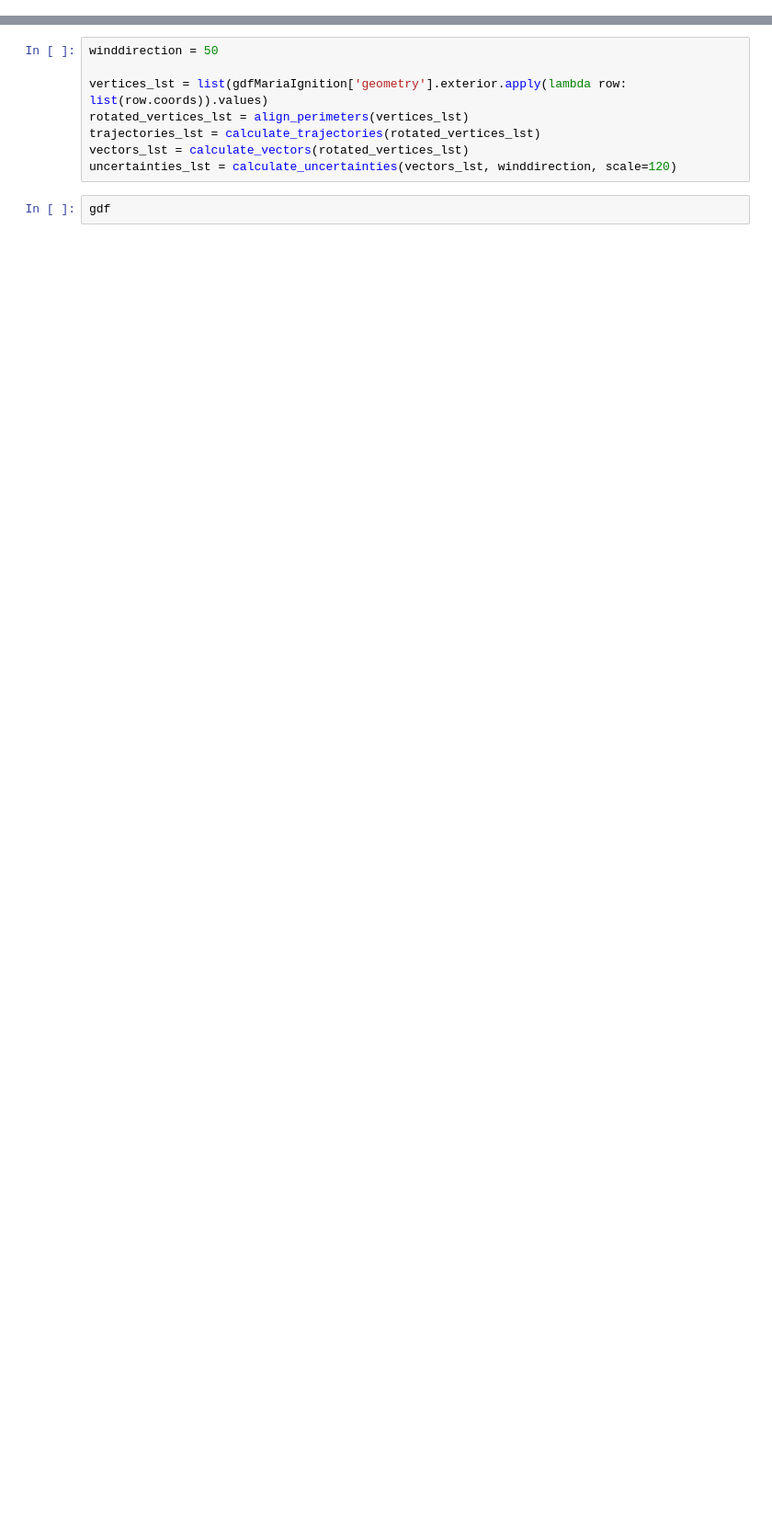
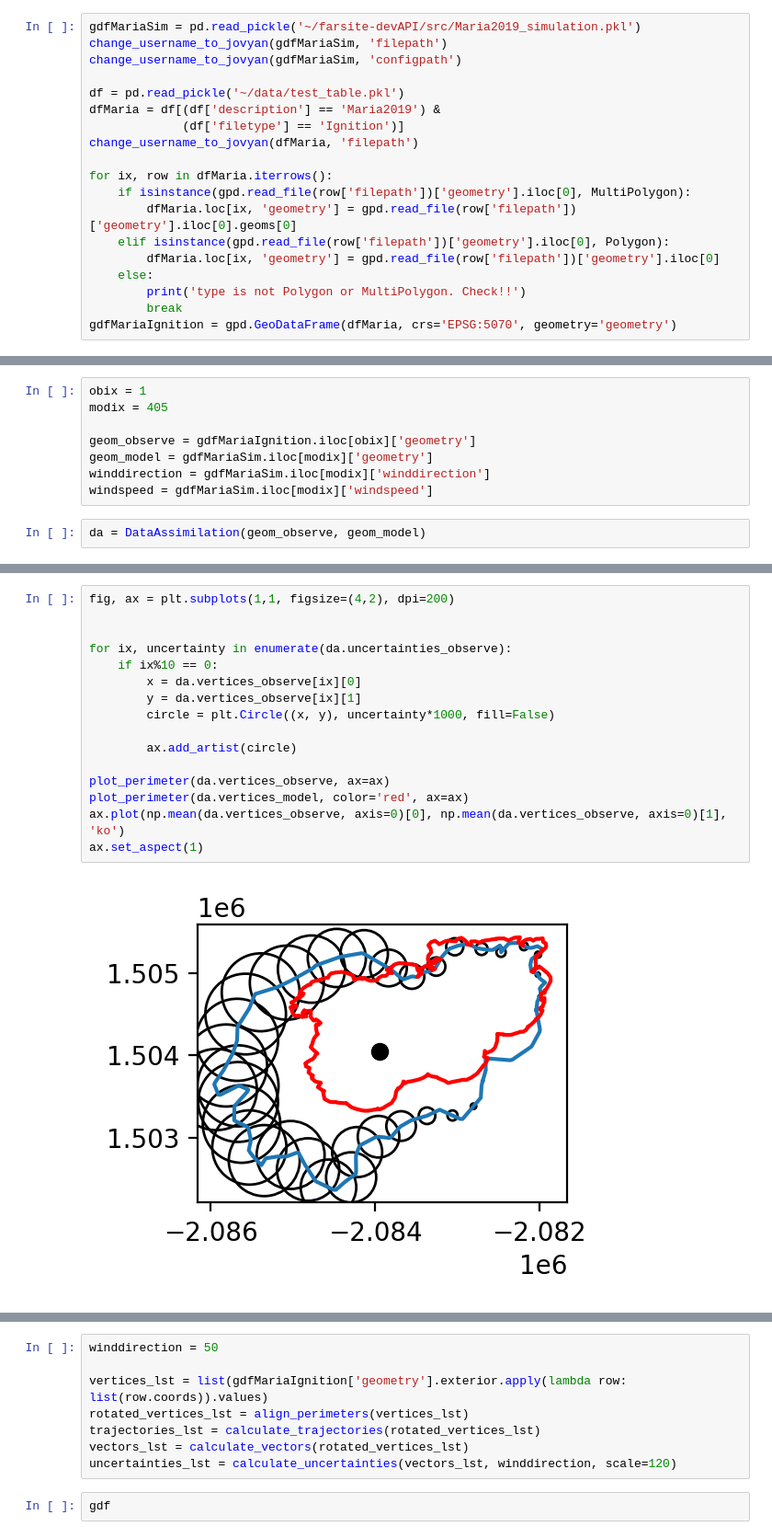
Before and after one commit to tolgacaglar/farsite-devAPI, a Jupyter notebook: src/Perimeter Adjusting through Kalman Filter.ipynb, the cells around one changed output, grey strips where cells are left out. Shown at 92% size. Saved outputs shown, nothing was run; the diff lists cells and outputs as text; blank space fills up the shorter version.

```diff
--- a/src/Perimeter Adjusting through Kalman Filter.ipynb
+++ b/src/Perimeter Adjusting through Kalman Filter.ipynb
@@ -21,0 +50,19 @@ from matplotlib.colors import LinearSegmentedColormap
+# %%
+gdfMariaSim = pd.read_pickle('~/farsite-devAPI/src/Maria2019_simulation.pkl')
+change_username_to_jovyan(gdfMariaSim, 'filepath')
+change_username_to_jovyan(gdfMariaSim, 'configpath')
+
+df = pd.read_pickle('~/data/test_table.pkl')
+dfMaria = df[(df['description'] == 'Maria2019') &
+             (df['filetype'] == 'Ignition')]
+change_username_to_jovyan(dfMaria, 'filepath')
+
+for ix, row in dfMaria.iterrows():
+    if isinstance(gpd.read_file(row['filepath'])['geometry'].iloc[0], MultiPolygon):
+        dfMaria.loc[ix, 'geometry'] = gpd.read_file(row['filepath'])['geometry'].iloc[0].geoms[0]
+    elif isinstance(gpd.read_file(row['filepath'])['geometry'].iloc[0], Polygon):
+        dfMaria.loc[ix, 'geometry'] = gpd.read_file(row['filepath'])['geometry'].iloc[0]
+    else:
+        print('type is not Polygon or MultiPolygon. Check!!')
+        break
+gdfMariaIgnition = gpd.GeoDataFrame(dfMaria, crs='EPSG:5070', geometry='geometry')
@@ -21,0 +206,10 @@ from matplotlib.colors import LinearSegmentedColormap
+# %%
+obix = 1
+modix = 405
+
+geom_observe = gdfMariaIgnition.iloc[obix]['geometry']
+geom_model = gdfMariaSim.iloc[modix]['geometry']
+winddirection = gdfMariaSim.iloc[modix]['winddirection']
+windspeed = gdfMariaSim.iloc[modix]['windspeed']
+# %%
+da = DataAssimilation(geom_observe, geom_model)
@@ -262,3 +308,21 @@ def plot_perimeter(vertices, ax, **kwargs):
+# %%
+fig, ax = plt.subplots(1,1, figsize=(4,2), dpi=200)
+
+
+for ix, uncertainty in enumerate(da.uncertainties_observe):
+    if ix%10 == 0:
+        x = da.vertices_observe[ix][0]
+        y = da.vertices_observe[ix][1]
+        circle = plt.Circle((x, y), uncertainty*1000, fill=False)
+
+        ax.add_artist(circle)
+
+plot_perimeter(da.vertices_observe, ax=ax)
+plot_perimeter(da.vertices_model, color='red', ax=ax)
+ax.plot(np.mean(da.vertices_observe, axis=0)[0], np.mean(da.vertices_observe, axis=0)[1], 'ko')
+ax.set_aspect(1)
+# %% [output]
+[figure, added]
 # %%
 gdfMariaSim = pd.read_pickle('~/farsite-devAPI/src/Maria2019_simulation.pkl')
 change_username_to_jovyan(gdfMariaSim, 'filepath')
```
Also changed, not shown: parts of 45 cells of this notebook, 4 other files.
